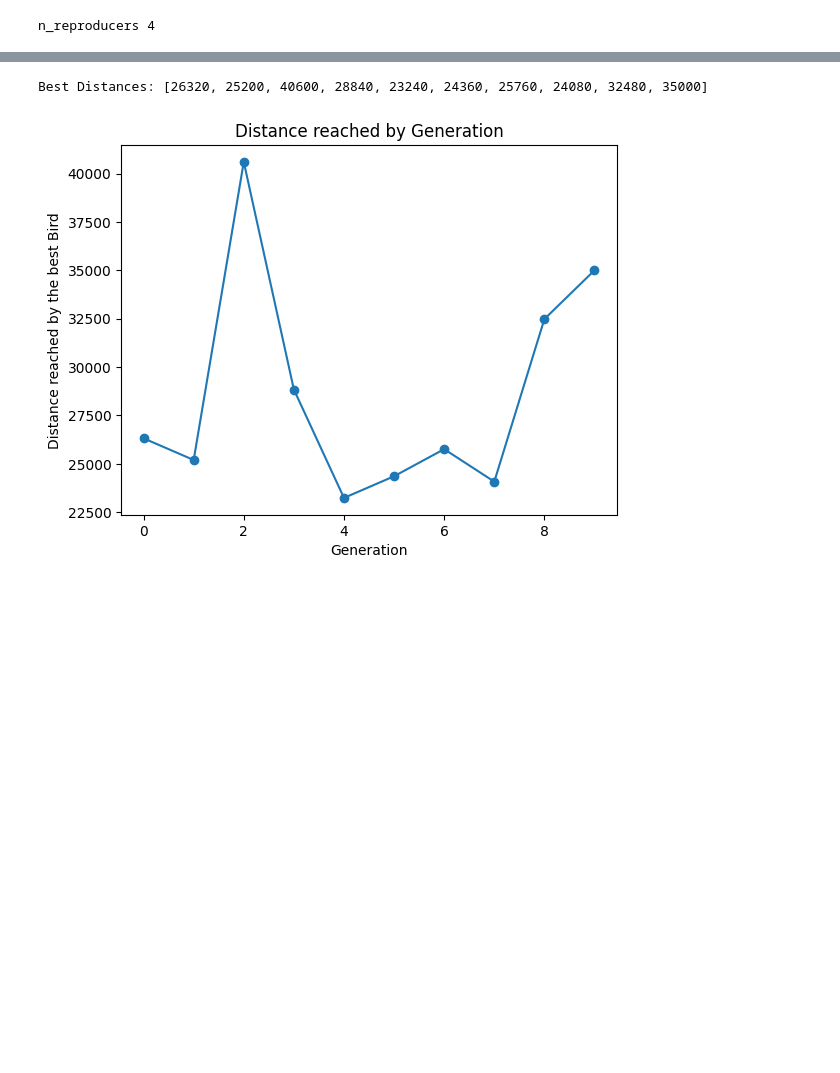
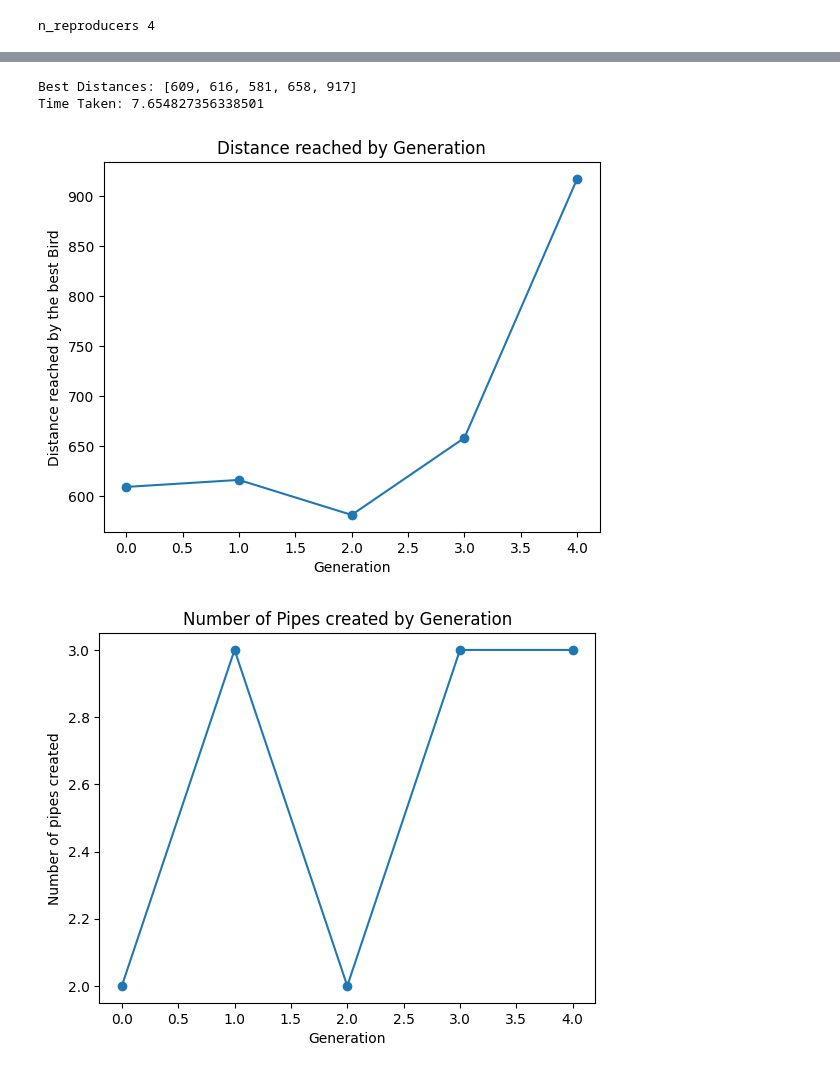
Before and after one commit to JustinJuhel/FlappyAI, a Jupyter notebook: main.ipynb, the cells around one changed output, grey strips where cells are left out. Cells and saved outputs as stored; diff of their text form; code cells hidden in the pictures; blank space fills up the shorter version.

```diff
--- a/main.ipynb
+++ b/main.ipynb
@@ -14,22 +17,21 @@ window_width, window_height = 800, 600
 n_birds = 32 # Number of birds in our population
 n_reproducers = int(np.ceil(0.10 * n_birds)) # Number of birds that are allowed to reproduce
 print(f"n_reproducers {n_reproducers}")
+x_birds = 200
 # reproducers = []
-genomes = None # Initial genome of the birds will be randomly generated
 mutation_rate = 0.02
 
-dt = 40 # ms
+dt = 1 # ms
 time_since_last_pipe = 0
 dist_between_pipes = 400
 floor_height = 50
-floor_frontier = (200, window_height - floor_height)
-ceiling_frontier = (200, 0)
+floor_frontier = (x_birds, window_height - floor_height)
+ceiling_frontier = (x_birds, 0)
 
 max_distances = []
+n_pipes_created = []
 # %% [output]
 n_reproducers 4
-# %%
-n_generations = 10
 # %%
 # This Function takes the indices of the reproducers after the generation test and returns a list of new genomes for the next generation.
 def get_next_generation_genomes(population):
@@ -89,4 +91,12 @@ def get_next_generation_genomes(population):
         mutated_genomes.append(mutated_genome)
 
     return mutated_genomes
+# %%
+# This Function finds the next pipe coming and returns its distance to the birds and its height
+def find_next_pipe(pipes: list[Pipe], x_birds: int):
+    coming_pipes = [pipe for pipe in pipes if pipe.x + pipe.width > x_birds]  # Getting the coming pipes depending on their x attribute
+    next_pipe = coming_pipes[0]  # The first one is the firstly added one, so the really next one
+    next_pipe_dist = next_pipe.x - x_birds  # Getting its distance on the x axis
+    next_pipe_height = next_pipe.height  # Getting its height
+    return next_pipe_dist, next_pipe_height
 # %%
@@ -179,0 +203,5 @@ Mutations on the newbords (mutation rate: 0.02)
+# %%
+n_generations = 5
+start_time = time.time()
+max_distances, n_pipes_created = simulate(n_generations)
+end_time = time.time()
@@ -180,11 +226,20 @@ Mutations on the newbords (mutation rate: 0.02)
 # %%
 print(f"Best Distances: {max_distances}")
+print(f"Time Taken: {end_time - start_time}")
 
 plt.plot(max_distances, 'o-')
 plt.title('Distance reached by Generation')
 plt.xlabel('Generation')
 plt.ylabel('Distance reached by the best Bird')
 plt.show()
+
+plt.plot(n_pipes_created, 'o-')
+plt.title('Number of Pipes created by Generation')
+plt.xlabel('Generation')
+plt.ylabel('Number of pipes created')
+plt.show()
 # %% [output]
-Best Distances: [26320, 25200, 40600, 28840, 23240, 24360, 25760, 24080, 32480, 35000]
+Best Distances: [609, 616, 581, 658, 917]
+Time Taken: 7.654827356338501
-[figure, old version]
+[figure, new version]
+[figure, added]
```
Also changed, not shown: parts of 7 cells of this notebook, 18 other files.
